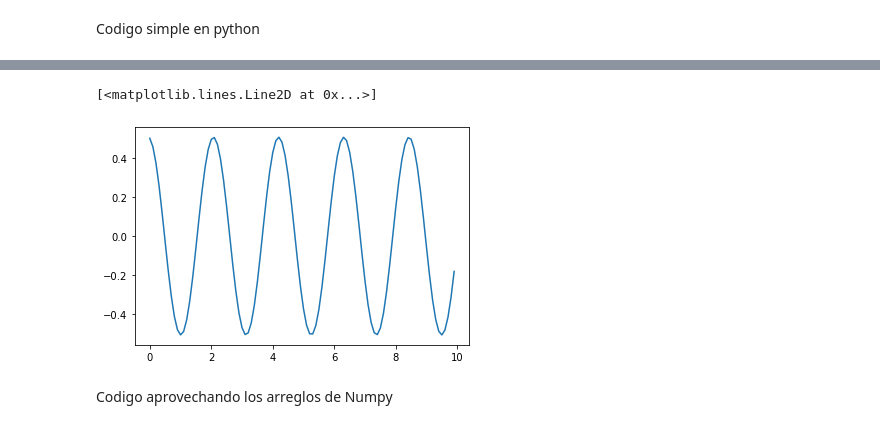
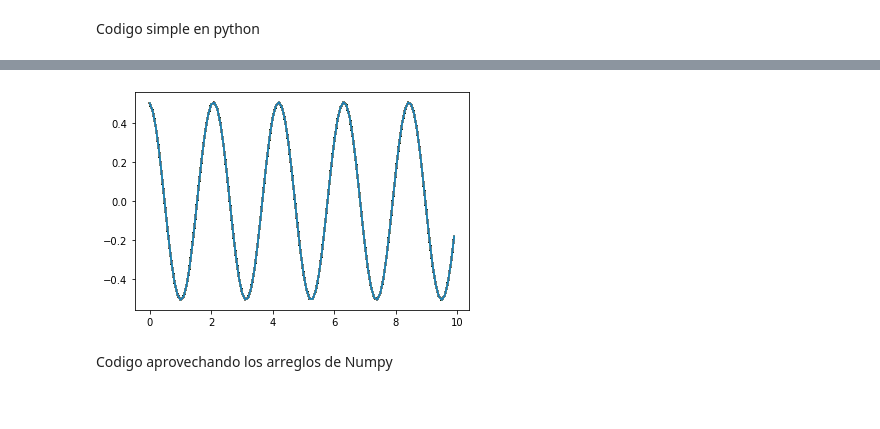
Before and after one commit to DCIDA2019/dcida2020ii-edmundovazquez, a Jupyter notebook: Aug28/ejercicio1.ipynb, the cells around one changed output, grey strips where cells are left out. Cells and saved outputs as stored; diff of their text form; code cells hidden in the pictures.

```diff
--- a/Aug28/ejercicio1.ipynb
+++ b/Aug28/ejercicio1.ipynb
@@ -11,17 +11,12 @@ import matplotlib.pyplot as plt
 t= np.zeros(100)
 x= np.zeros(100)
 
-N= 100 #numero de particiones
+
 l= 1
-g= 9
+g= 9.81
 k= (g/l)
-t0= 0  #tiempo inicial
-x0= 0.5 #angulo inicial medido en radianes
-w= 0 #deribada de theta inicial
-a=0.0
-b=10.0
-h= ((b-a)/N)
-xn=x0
+
+
 
 #print(x)
 #print(t)
@@ -29,18 +24,28 @@ print (h)
 print (w)
 print (xn)
 
-for i in range(N):
-    wn= w - h*k*(np.sin(xn))
-    xn1= xn + h*wn
-    #print(xn)
-    #print(xn1)
-    x[i]= xn
-    t[i]= t0
-    t0+=h
-    w=wn
-    xn=xn1
+def euler(N):
+    a=0.0
+    b=10.0
+    h= ((b-a)/N)
+    x0= 0.5 #angulo inicial medido en radianes
+    w= 0 #deribada de theta inicial
+    xn=x0
+    t0= 0  #tiempo inicial
+    for i in range(N):
+        wn= w - h*k*(np.sin(xn))
+        xn1= xn + h*wn
+        #print(xn)
+        #print(xn1)
+        x[i]= xn
+        t[i]= t0
+        t0+=h
+        w=wn
+        xn=xn1
     #print(t)
-plt.plot(t, x)
+    plt.plot(t, x)
+
+%timeit euler(100)
 # %% [output]
 0.1
 0
@@ -48,5 +54,4 @@ plt.plot(t, x)
-[<matplotlib.lines.Line2D at 0x...>]
-[figure, old version]
+[figure, new version]
 # %% [markdown]
 Codigo aprovechando los arreglos de Numpy
 # %%
```
Also changed, not shown: parts of 2 cells of this notebook.
